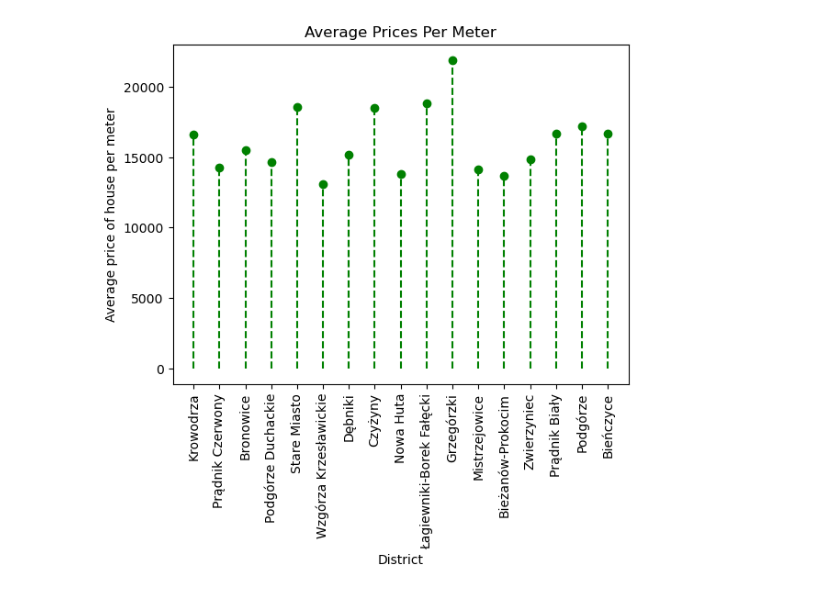
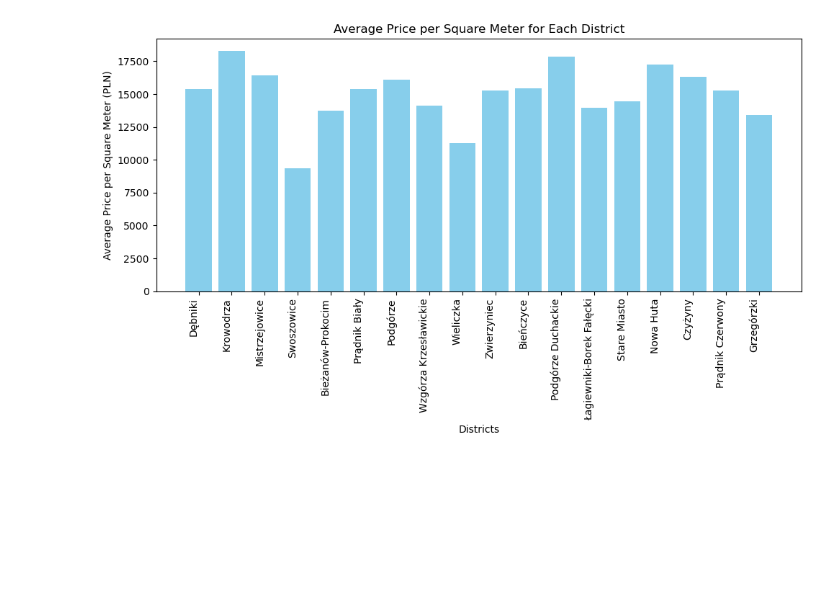
Before and after one commit to matipt2/PriceVisualization, a Jupyter notebook: bsoupParsing.ipynb, the cells around one changed output. Cells and saved outputs as stored; diff of their text form; code cells hidden in the pictures; blank space fills up the shorter version.

```diff
--- a/bsoupParsing.ipynb
+++ b/bsoupParsing.ipynb
@@ -115,7 +115,7 @@ with open('krakow-dzielnice.geojson', 'r', encoding='utf-8') as f:
     geo_data = json.load(f)
 
 url = "https://www.otodom.pl/pl/wyniki/sprzedaz/mieszkanie/malopolskie/krakow/krakow/krakow?viewType=listing&limit=72&page=2"
-max_pages = 1
+max_pages = 10
 average_prices = average_prices_for_each_district(url, max_pages)
 
 
@@ -162,10 +164,14 @@ Swoszowice: 720000.00 PLN
 [interactive output not drawn]
 # %%
-average_prices, districts = average_prices_for_each_district(url, 3)
-plt.stem(districts, average_prices, linefmt='g--', markerfmt='go', basefmt=' ')
-plt.xlabel('Average price of house')
-plt.ylabel('District')
+districts = list(average_prices.keys())
+average_prices_values = list(average_prices.values())
+
+plt.figure(figsize=(10, 6))
+plt.bar(districts, average_prices_values, color='skyblue')
+plt.xlabel('Dzielnica')
+plt.ylabel('Average price [PLN]')
+plt.title('Average price for house in Cracow')
 plt.xticks(rotation=90)
-plt.title('Average Prices in Different Districts')
+plt.tight_layout()
 plt.show()
 # %% [output]
@@ -207,12 +213,16 @@ def average_prices_for_each_district_per_meter(url, max_pages):
     return average_arr, unique_districts
 # %%
 url = "https://www.otodom.pl/pl/wyniki/sprzedaz/mieszkanie/malopolskie/krakow/krakow/krakow?viewType=listing&limit=72&page=2"
-districts, prices_per_meter = average_prices_for_each_district_per_meter(url, 1)
-plt.stem(prices_per_meter,districts, linefmt='g--', markerfmt='go', basefmt=' ')
-plt.xlabel('District')
-plt.ylabel('Average price of house per meter')
-plt.xticks(rotation=90)
-plt.title('Average Prices Per Meter')
+average_prices, unique_districts = average_prices_for_each_district_per_meter(url, 10)
+
+
+plt.figure(figsize=(10, 6))
+plt.bar(unique_districts, average_prices, color='skyblue')
+plt.xlabel('Districts')
+plt.ylabel('Average Price per Square Meter (PLN)')
+plt.title('Average Price per Square Meter for Each District')
+plt.xticks(rotation=90, ha='right')
+plt.tight_layout()
 plt.show()
 # %% [output]
-[figure, old version]
+[figure, new version]
```
Also changed, not shown: parts of 2 cells of this notebook.
